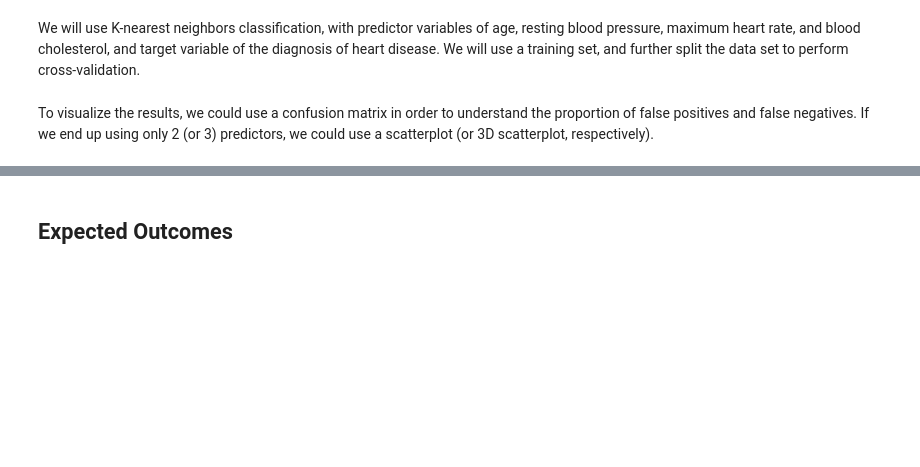
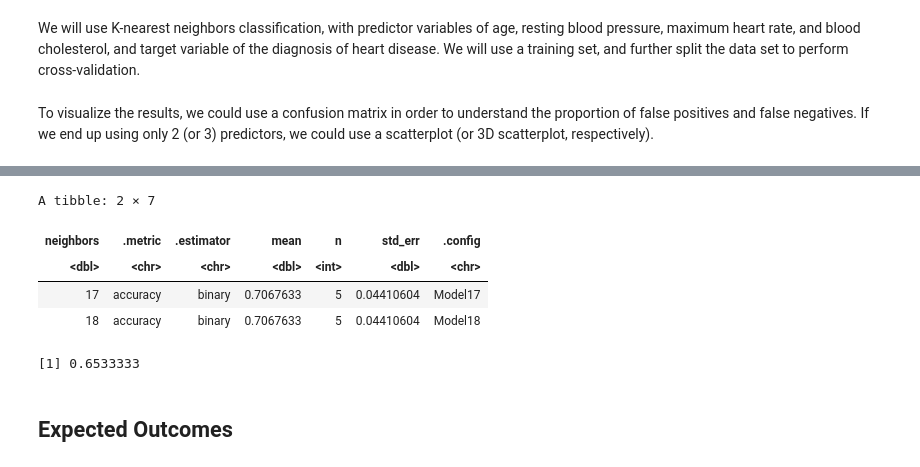
Before and after one commit to CameronGeisler/dsci-project, a Jupyter notebook: project.ipynb, the cells around one changed output, grey strips where cells are left out. Saved outputs shown, nothing was run; the diff lists cells and outputs as text; code cells hidden in the pictures; blank space fills up the shorter version.

```diff
--- a/project.ipynb
+++ b/project.ipynb
@@ -197,0 +216,9 @@ To visualize the results, we could use a confusion matrix in order to understand
+# %%
+# Create a K-Nearest neighbor model for training set
+recipe <- recipe(heart_disease ~ ., data = heart_training) %>%
+            step_scale(all_predictors()) %>%
+            step_center(all_predictors())
+
+spec <- nearest_neighbor(weight_func = "rectangular", neighbors = tune()) %>%
+         set_engine("kknn") %>%
+         set_mode("classification")
@@ -198,3 +247,52 @@ To visualize the results, we could use a confusion matrix in order to understand
+# %%
+set.seed(100) # set the seed
+
+# Find K with max accuracy
+vfold <- vfold_cv(heart_training, v = 5, strata = heart_disease)
+k_vals <- tibble(neighbors = seq(from = 1, to = 20, by = 1))
+
+knn_result <- workflow() %>%
+          add_recipe(recipe) %>%
+          add_model(spec) %>%
+          tune_grid(resamples = vfold, grid = k_vals) %>%
+          collect_metrics()
+
+knn_result %>%
+  filter(.metric == "accuracy") %>%
+  filter(mean == max(mean))
+# %% [output]
+A tibble: 2 × 7
+| neighbors | .metric | .estimator | mean | n | std_err | .config |
+| <dbl> | <chr> | <chr> | <dbl> | <int> | <dbl> | <chr> |
+| 17 | accuracy | binary | 0.7067633 | 5 | 0.04410604 | Model17 |
+| 18 | accuracy | binary | 0.7067633 | 5 | 0.04410604 | Model18 |
+# %%
+# Train model with actual K
+actual_spec <- nearest_neighbor(weight_func = "rectangular",
+                                    neighbors = 17) %>%
+                                    set_engine("kknn") %>%
+                                    set_mode("classification")
+
+fit <- workflow() %>%
+       add_recipe(recipe) %>%
+       add_model(actual_spec) %>%
+       fit(data = heart_training)
+
+
+predictions <- predict(fit, heart_testing) %>%
+               bind_cols(heart_testing)
+
+accuracy <- predictions %>%
+            metrics(truth = heart_disease, estimate = .pred_class) %>%
+            filter(.metric == "accuracy") %>%
+            select(.estimate) %>%
+            pull()
+accuracy
+
+conf_mat <- predictions %>%
+            conf_mat(truth = heart_disease, estimate = .pred_class)
+# %% [output]
+[1] 0.6533333
 # %% [markdown]
 ## Expected Outcomes
 # %% [markdown]
```
Also changed, not shown: parts of 4 cells of this notebook.
